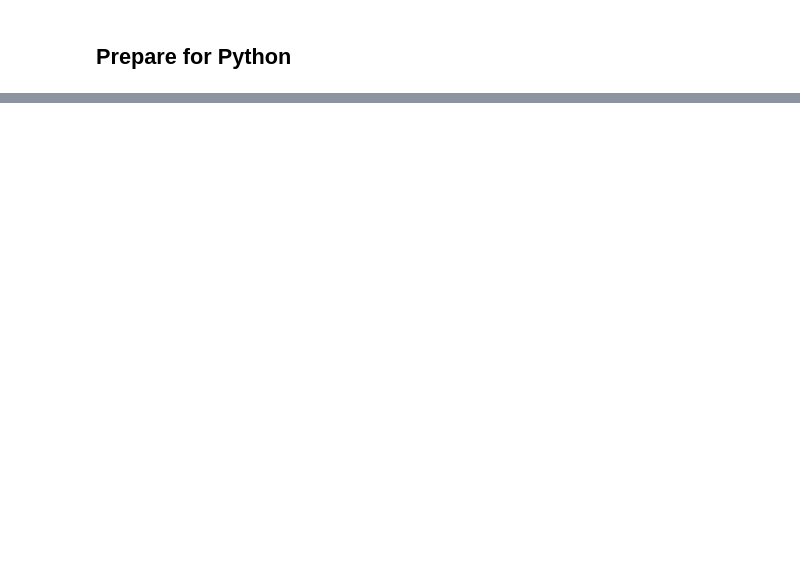
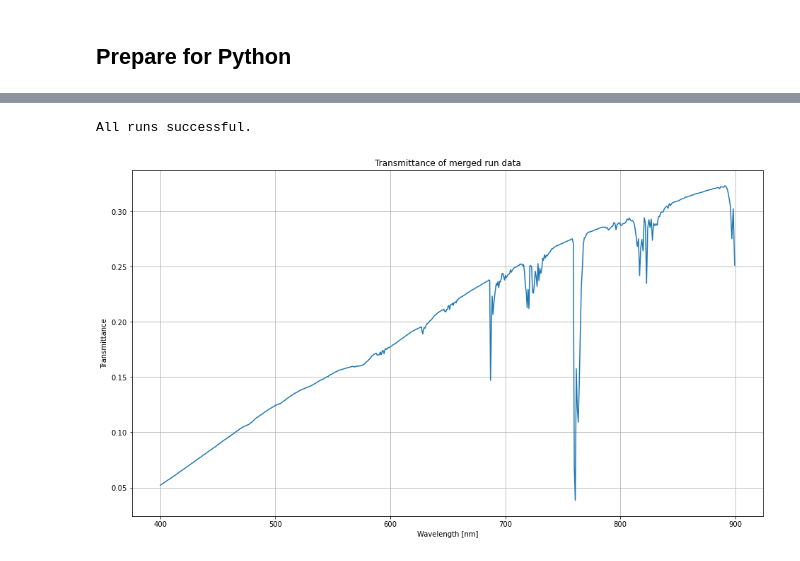
Before and after one commit to NelisW/libraddask, a Jupyter notebook: doc/libraddaskTemplate.ipynb, the cells around one changed output, grey strips where cells are left out. Saved outputs shown, nothing was run; the diff lists cells and outputs as text; code cells hidden in the pictures; blank space fills up the shorter version.

```diff
--- a/doc/libraddaskTemplate.ipynb
+++ b/doc/libraddaskTemplate.ipynb
@@ -298,0 +391,13 @@ client.shutdown()
+# %%
+# Split up into number of sub-cases depending on the number of cores and
+# other factors on the compute cluster
+# use wavelength overlap of 1.0 nm
+atm_list = atm.split_case_by_wavelength(number_of_processes, overlap=1.0)
+
+# Take a look at the splits
+print('file contents:')
+print(atm_list[0],end='\n\n')
+
+print(f'Spectral ranges for {number_of_processes} processes:')
+for i,item in enumerate(atm_list):
+    print(f"process {i} range={item.tokens[item.options.index('wavelength')]}")
@@ -298,0 +424,23 @@ client.shutdown()
+# %%
+# run the list of spectral ranges
+futureRadBatch = client.map(librad.Case.run, atm_list)
+atm_listrtn = client.gather(futureRadBatch)
+# check the return values
+librad.check_uvspec_run_success(atm_listrtn)
+# %% [output]
+All runs successful.
+# %%
+# Merge results for edir, which will be direct (specular) transmittance
+# in 'output transmittance' mode
+wvl_atm_reptran, atm_reptran = \
+    librad.Case.merge_caselist_by_wavelength(atm_listrtn, 'edir')
+# %%
+# Plot transmittance
+plt.figure(figsize=(16,9))
+plt.plot(wvl_atm_reptran, atm_reptran)
+plt.xlabel('Wavelength [nm]')
+plt.ylabel('Transmittance')
+plt.title('Transmittance of merged run data')
+plt.grid()
+# %% [output]
+[figure, added]
```
Also changed, not shown: parts of 44 cells of this notebook, 13 other files.
